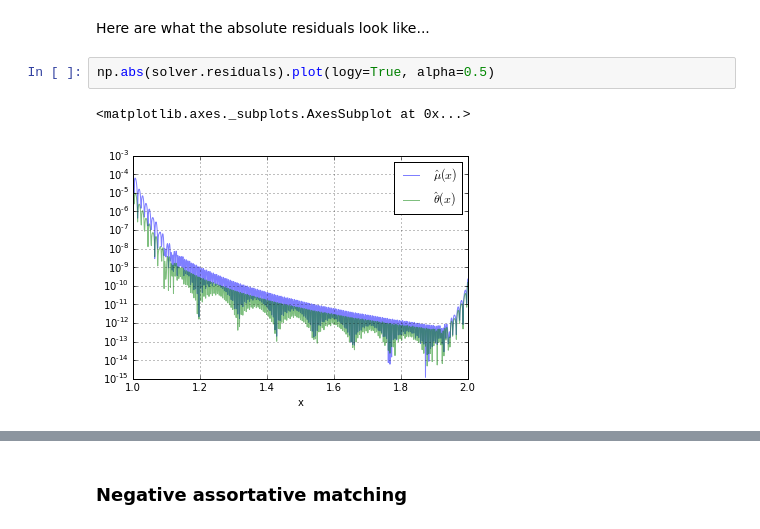
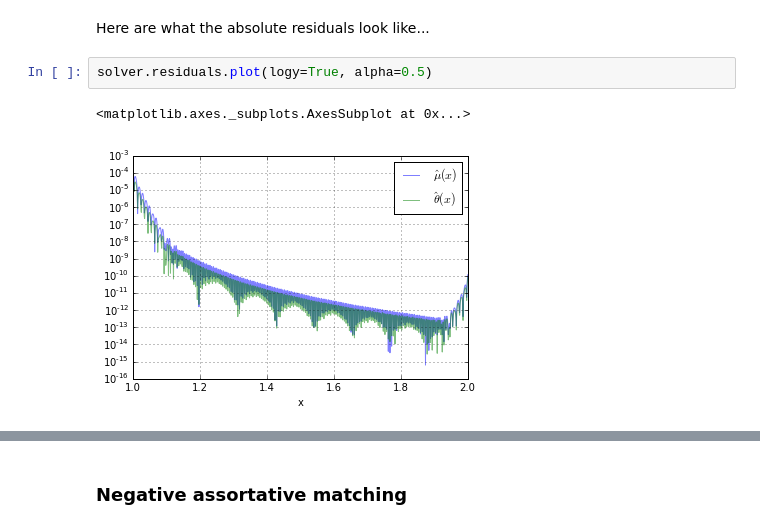
Before and after one commit to davidrpugh/assortative-matching-large-firms, a Jupyter notebook: Shooting examples.ipynb, the cells around one changed output, grey strips where cells are left out. Cells and saved outputs as stored; diff of their text form.

```diff
--- a/Shooting examples.ipynb
+++ b/Shooting examples.ipynb
@@ -157,7 +165,7 @@ np.abs(solver.residuals).describe()
 # %% [markdown]
 Here are what the absolute residuals look like...
 # %%
-np.abs(solver.residuals).plot(logy=True, alpha=0.5)
+solver.residuals.plot(logy=True, alpha=0.5)
 # %% [output]
 <matplotlib.axes._subplots.AxesSubplot at 0x...>
-[figure, old version]
+[figure, new version]
```
Also changed, not shown: parts of 20 cells of this notebook, 1 other file.
